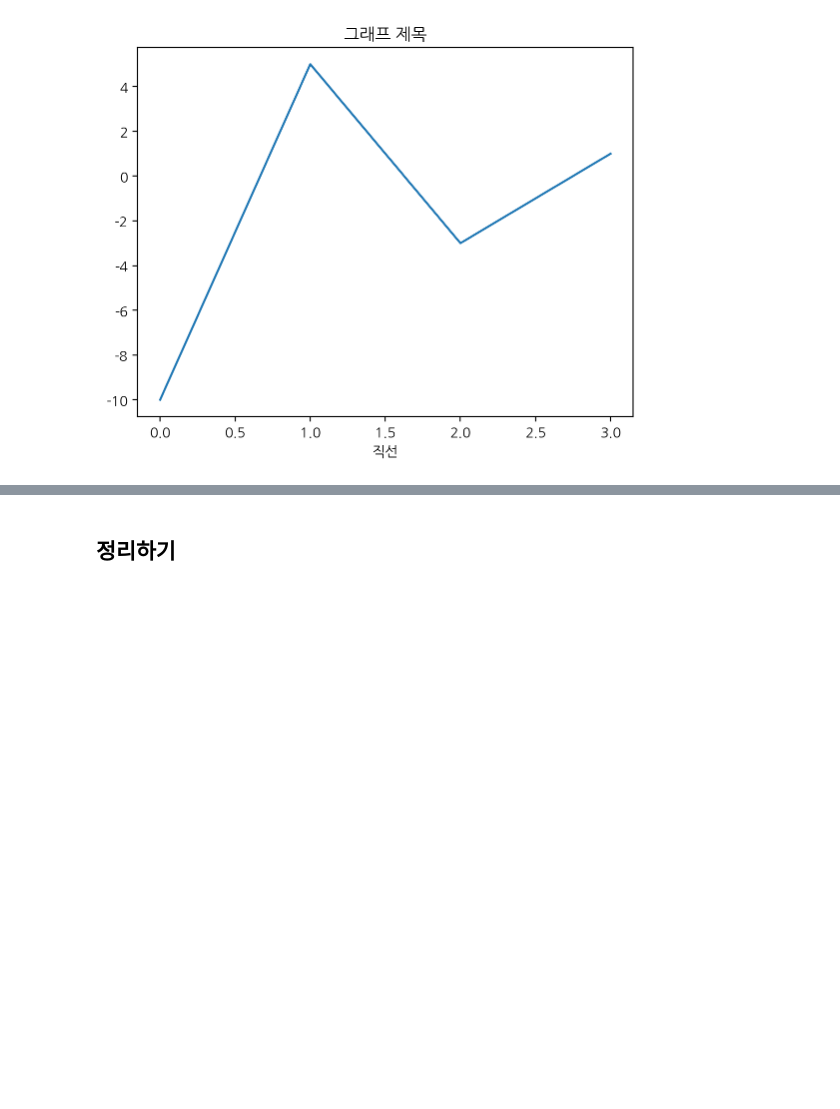
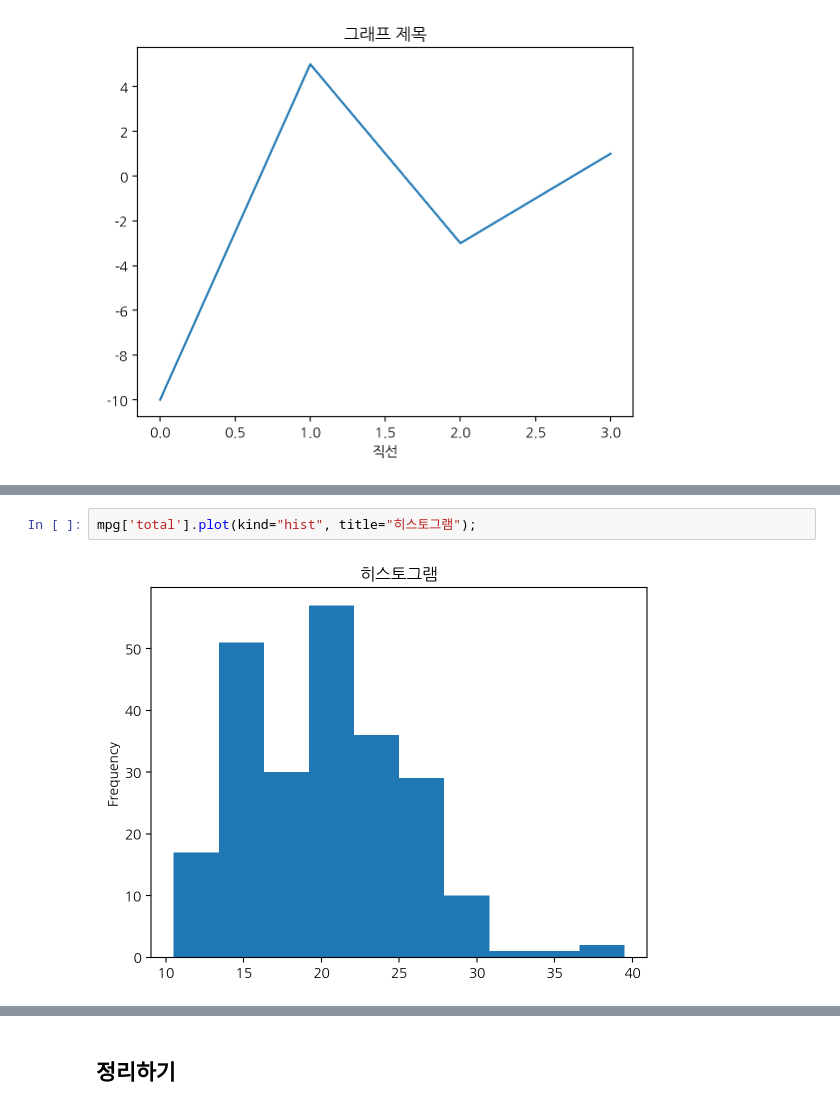
Before and after one commit to worejeongglenogang/2025-1-myclass-BDA, a Jupyter notebook: inclass/04w_B_wed_0326_dataframe_application.ipynb, the cells around one changed output, grey strips where cells are left out. Cells and saved outputs as stored; diff of their text form; blank space fills up the shorter version.

```diff
--- a/inclass/04w_B_wed_0326_dataframe_application.ipynb
+++ b/inclass/04w_B_wed_0326_dataframe_application.ipynb
@@ -645,0 +597,4 @@ dtype: float64
+# %%
+mpg['total'].plot(kind="hist", title="히스토그램");
+# %% [output]
+[figure, added]
```
Also changed, not shown: parts of 199 cells of this notebook.
